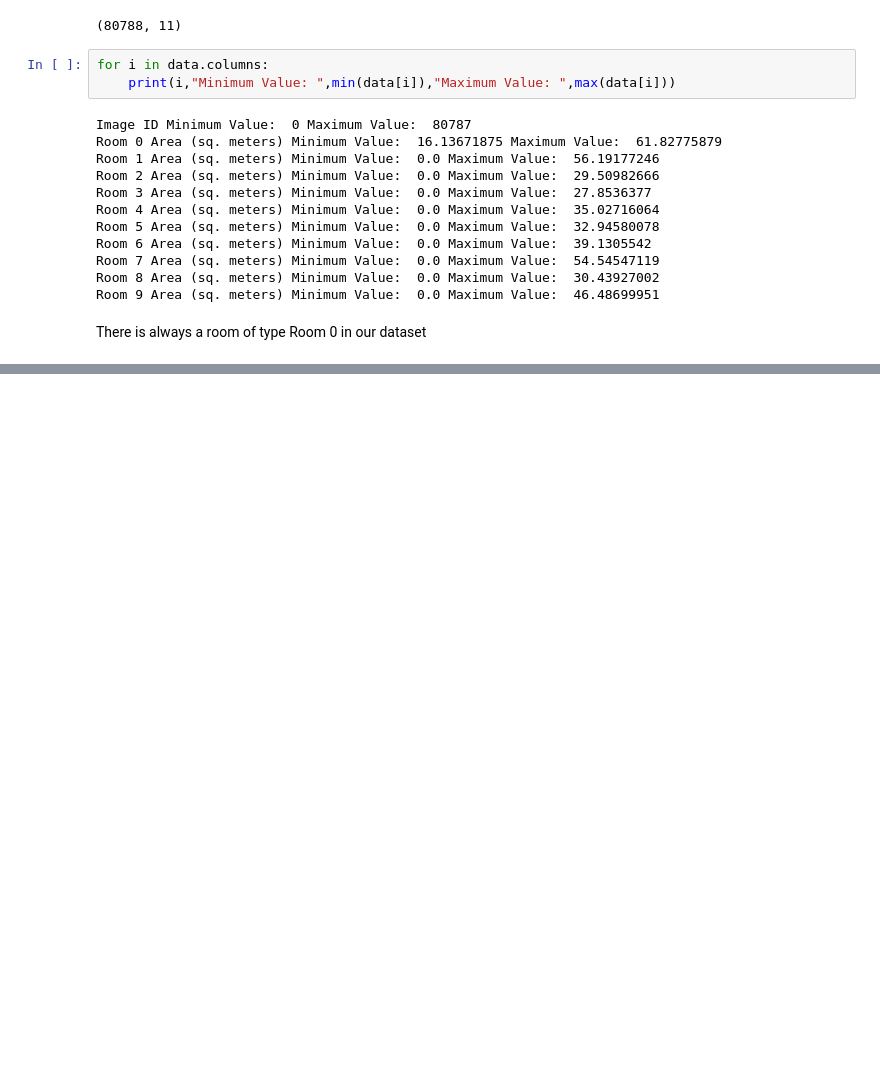
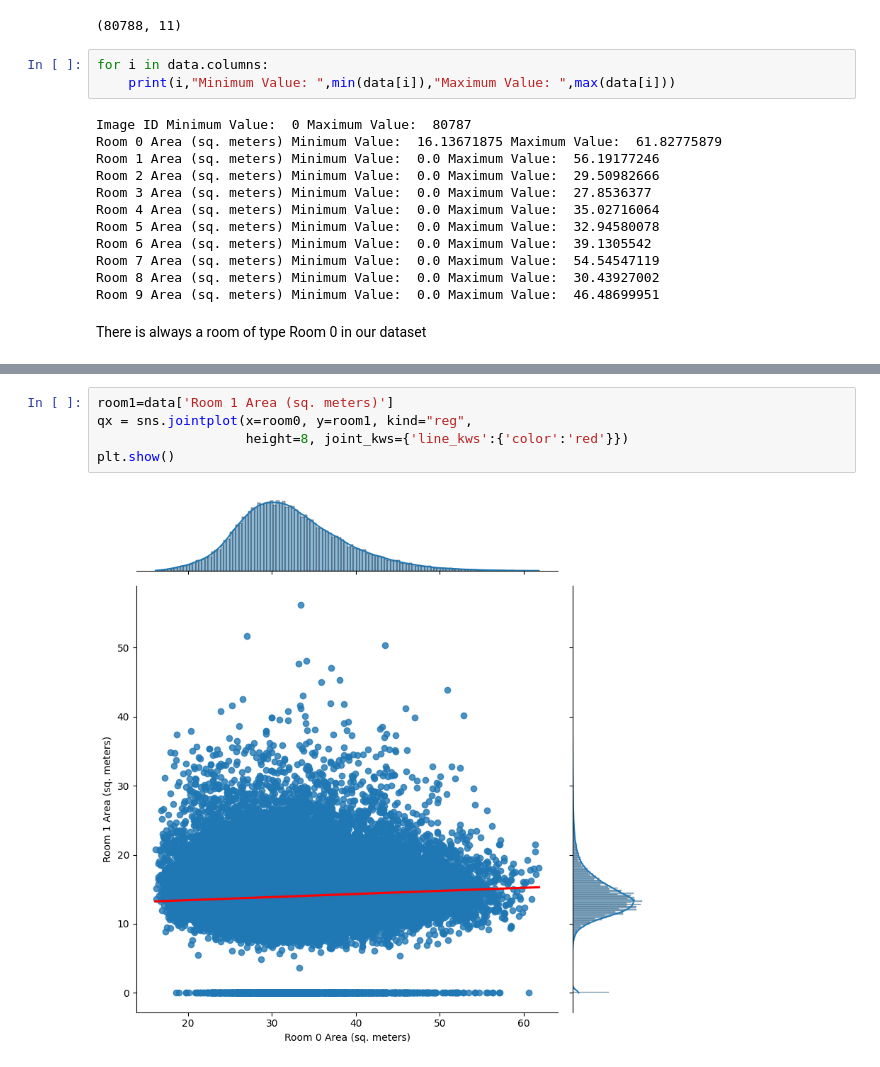
Before and after one commit to visa-boys/Phase1, a Jupyter notebook: eda.ipynb, the cells around one changed output, grey strips where cells are left out. Drawn from its saved outputs; the diff is of its cells as text; blank space fills up the shorter version.

```diff
--- a/eda.ipynb
+++ b/eda.ipynb
@@ -94,0 +132,7 @@ There is always a room of type Room 0 in our dataset
+# %%
+room1=data['Room 1 Area (sq. meters)']
+qx = sns.jointplot(x=room0, y=room1, kind="reg",
+                   height=8, joint_kws={'line_kws':{'color':'red'}})
+plt.show()
+# %% [output]
+[figure, added]
```
Also changed, not shown: parts of 4 cells of this notebook.
